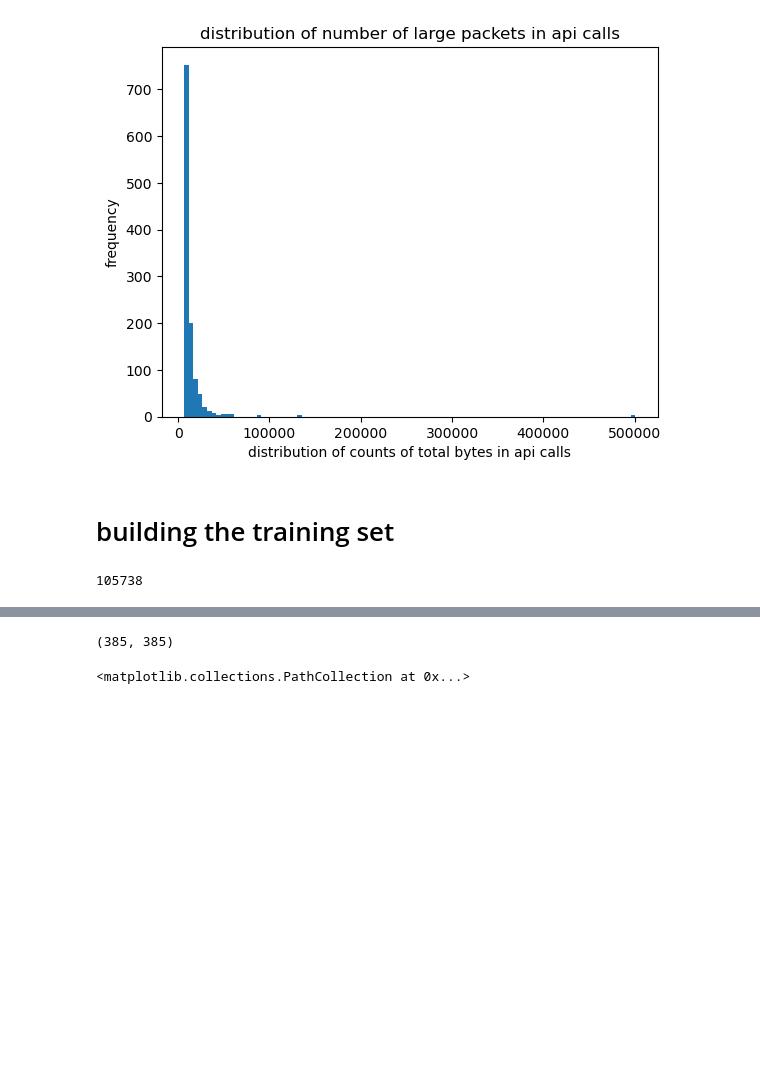
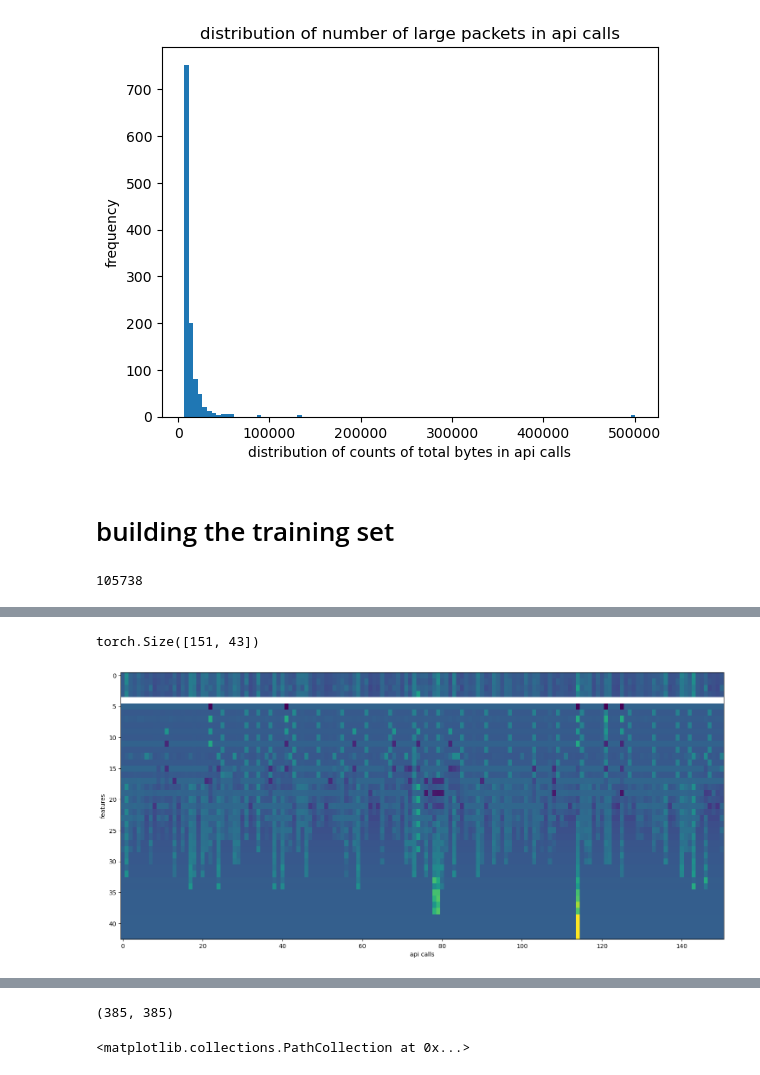
Before and after one commit to noise-course/course-project-zroe1, a Jupyter notebook: main.ipynb, the cells around one changed output, grey strips where cells are left out. Drawn from its saved outputs; the diff is of its cells as text; code cells hidden in the pictures; blank space fills up the shorter version.

```diff
--- a/main.ipynb
+++ b/main.ipynb
@@ -383,0 +399,5 @@ process_api_df_into_tensor(grok_segments[0])
+# %%
+grok_data = torch.zeros(len(grok_segments), 43)
+
+for i, s in enumerate(grok_segments):
+    grok_data[i] = process_api_df_into_tensor(s)
@@ -384,3 +435,17 @@ process_api_df_into_tensor(grok_segments[0])
+# %%
+
+print(grok_data.shape)
+grok_normalized = (grok_data - grok_data.mean(dim=0))  / grok_data.std(dim=0)
+# plt.imshow(grok_data)
+plt.figure(figsize=(18, 8))
+plt.imshow(grok_normalized.T, aspect='auto', cmap='viridis')
+# plt.colorbar()
+plt.ylabel('features')
+plt.xlabel('api calls')
+plt.show()
+# %% [output]
+torch.Size([151, 43])
+[figure, added]
 # %%
 grok_segments[0]
 # %% [output]
```
Also changed, not shown: parts of 15 cells of this notebook.
